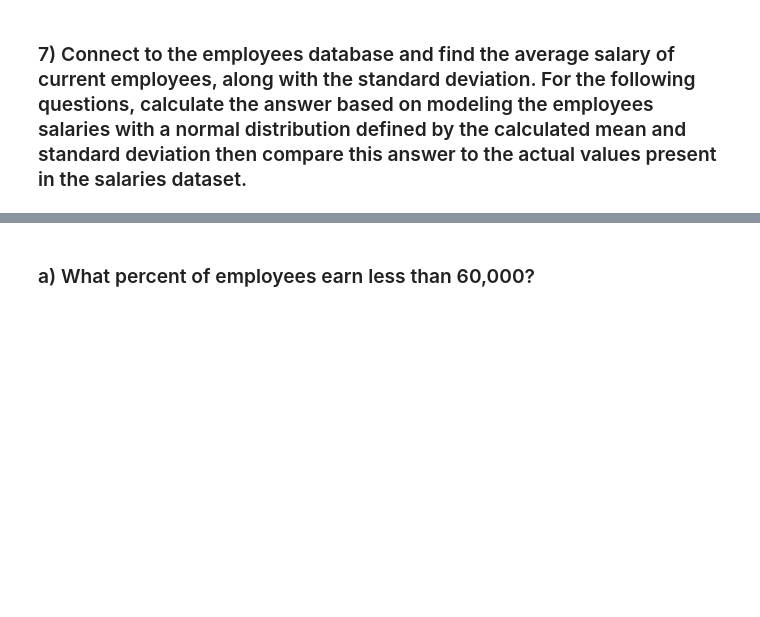
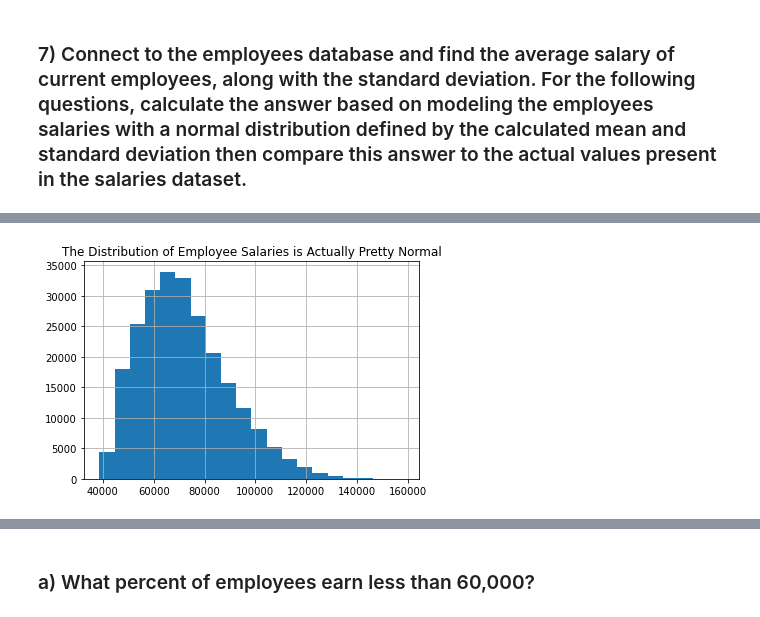
Before and after one commit to Johndsalas/lesson_prep, a Jupyter notebook: probability_distributions_exercises.ipynb, the cells around one changed output, grey strips where cells are left out. Saved outputs shown, nothing was run; the diff lists cells and outputs as text; code cells hidden in the pictures; blank space fills up the shorter version.

```diff
--- a/probability_distributions_exercises.ipynb
+++ b/probability_distributions_exercises.ipynb
@@ -53,2 +179,27 @@ plt.show()
 # %% [markdown]
 ### 7) Connect to the employees database and find the average salary of current employees, along with the standard deviation. For the following questions, calculate the answer based on modeling the employees salaries with a normal distribution defined by the calculated mean and standard deviation then compare this answer to the actual values present in the salaries dataset.
+# %%
+def get_data_from_sql(user, host, password, database, query):
+    '''
+    take in user, host, password,
+    database and query
+    Access sql database
+    return a pandas dataframe of the query results
+    '''
+
+    url = f'mysql+pymysql://{user}:{password}@{host}/{database}'
+
+    return pd.read_sql(query, url)
+# %%
+database = 'employees'
+
+query = """
+
+SELECT salary
+FROM salaries
+
+where salaries.to_date = "9999-01-01"
+
+"""
+
+df = get_data_from_sql(user, host, password, database, query)
@@ -54,0 +215,6 @@ plt.show()
+# %%
+df.salary.hist(bins=20)
+plt.title("The Distribution of Employee Salaries is Actually Pretty Normal")
+plt.show()
+# %% [output]
+[figure, added]
```
Also changed, not shown: parts of 47 cells of this notebook.
